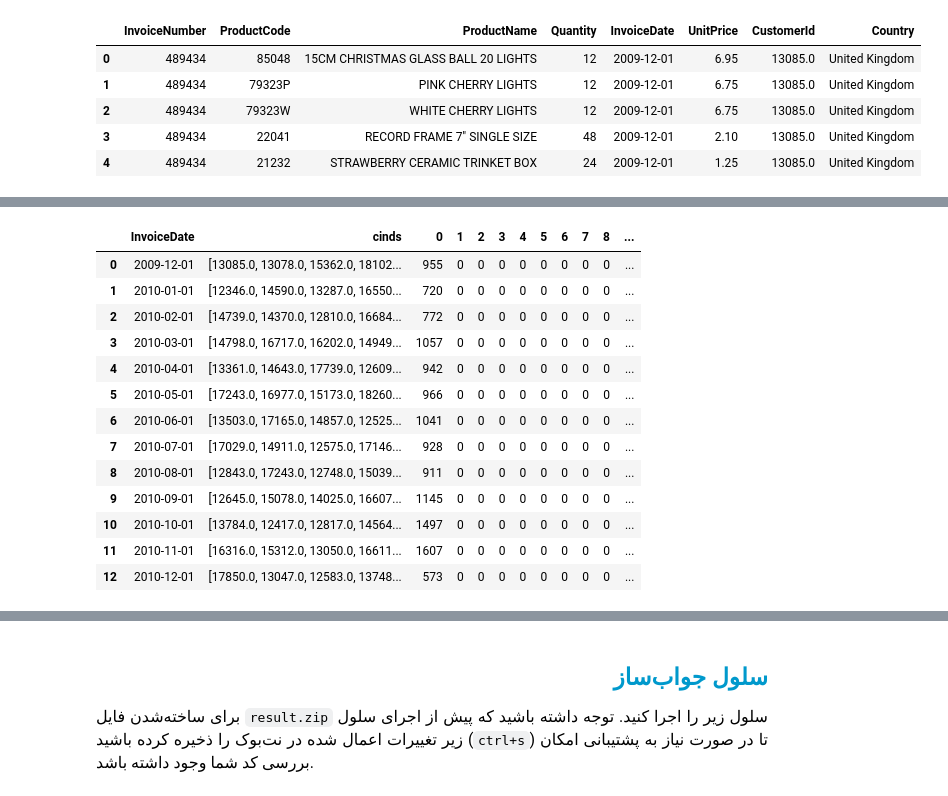
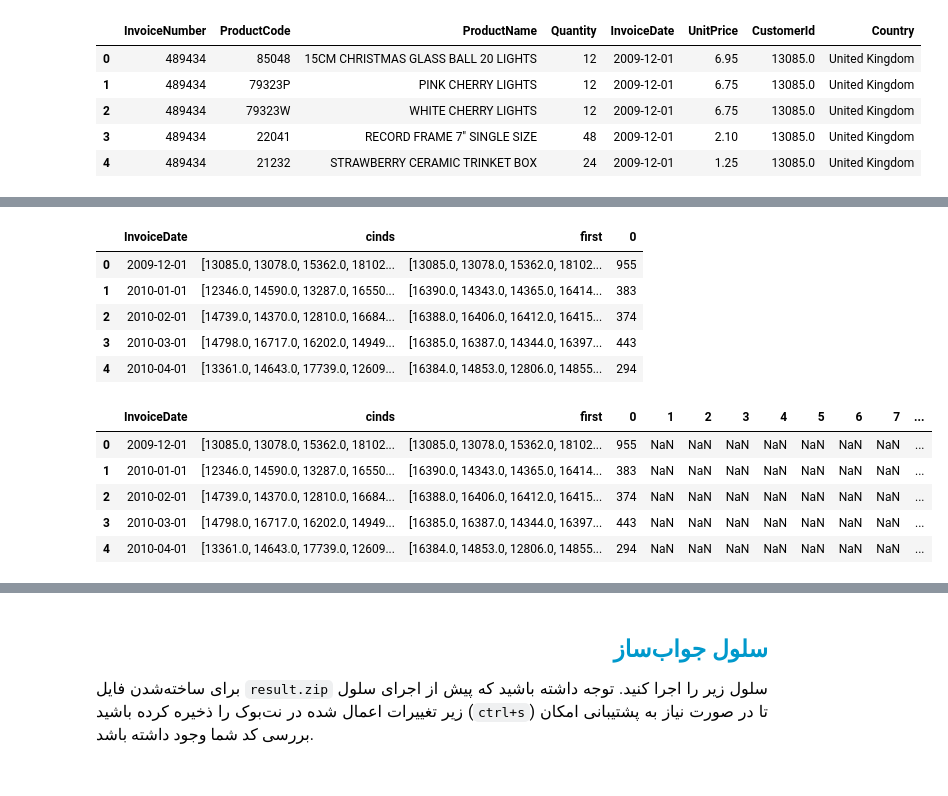
Before and after one commit to MortezaHagh/da-py, a Jupyter notebook: 70-final_project_5_retention_rate/final_project_5_retention_rate.ipynb, the cells around one changed output, grey strips where cells are left out. Saved outputs shown, nothing was run; the diff lists cells and outputs as text; code cells hidden in the pictures.

```diff
--- a/70-final_project_5_retention_rate/final_project_5_retention_rate.ipynb
+++ b/70-final_project_5_retention_rate/final_project_5_retention_rate.ipynb
@@ -111,6 +111,5 @@ gt = df3.groupby('InvoiceDate')
 gtc = gt['CustomerId']
 
 q1 = gtc.unique().reset_index(name='cinds')
-q1['0'] = q1['cinds'].apply(lambda x: len(x))
-q1
+q1.head(5)
 # %% [output]
@@ -131,20 +122,34 @@ q1
+# %%
+cl = q1['cinds'].values
+first = []
+first.append(cl[0])
+
+for i in range(1,len(cl)):
+    row = set(cl[i])
+    for j in range(0, i):
+        row = row - set(first[j])
+    first.append(list(row))
+q1['first'] = first
+
+q1['0'] = q1['first'].apply(lambda x: len(x))
+
+q1.head(5)
+# %% [output]
+|  | InvoiceDate | cinds | first | 0 |
+| 0 | 2009-12-01 | [13085.0, 13078.0, 15362.0, 18102... | [13085.0, 13078.0, 15362.0, 18102... | 955 |
+| 1 | 2010-01-01 | [12346.0, 14590.0, 13287.0, 16550... | [16390.0, 14343.0, 14365.0, 16414... | 383 |
+| 2 | 2010-02-01 | [14739.0, 14370.0, 12810.0, 16684... | [16388.0, 16406.0, 16412.0, 16415... | 374 |
+| 3 | 2010-03-01 | [14798.0, 16717.0, 16202.0, 14949... | [16385.0, 16387.0, 14344.0, 16397... | 443 |
+| 4 | 2010-04-01 | [13361.0, 14643.0, 17739.0, 12609... | [16384.0, 14853.0, 12806.0, 14855... | 294 |
 # %%
+n = len(q1.index)
 for i in range(1,13):
-    q1[str(i)] = 0 * q1['0']
-q1.head(30)
+    q1[str(i)] = np.full(n, np.nan)
 # %% [output]
-|  | InvoiceDate | cinds | 0 | 1 | 2 | 3 | 4 | 5 | 6 | 7 | 8 | ... |
-| 0 | 2009-12-01 | [13085.0, 13078.0, 15362.0, 18102... | 955 | 0 | 0 | 0 | 0 | 0 | 0 | 0 | 0 | ... |
-| 1 | 2010-01-01 | [12346.0, 14590.0, 13287.0, 16550... | 720 | 0 | 0 | 0 | 0 | 0 | 0 | 0 | 0 | ... |
-| 2 | 2010-02-01 | [14739.0, 14370.0, 12810.0, 16684... | 772 | 0 | 0 | 0 | 0 | 0 | 0 | 0 | 0 | ... |
-| 3 | 2010-03-01 | [14798.0, 16717.0, 16202.0, 14949... | 1057 | 0 | 0 | 0 | 0 | 0 | 0 | 0 | 0 | ... |
-| 4 | 2010-04-01 | [13361.0, 14643.0, 17739.0, 12609... | 942 | 0 | 0 | 0 | 0 | 0 | 0 | 0 | 0 | ... |
-| 5 | 2010-05-01 | [17243.0, 16977.0, 15173.0, 18260... | 966 | 0 | 0 | 0 | 0 | 0 | 0 | 0 | 0 | ... |
-| 6 | 2010-06-01 | [13503.0, 17165.0, 14857.0, 12525... | 1041 | 0 | 0 | 0 | 0 | 0 | 0 | 0 | 0 | ... |
-| 7 | 2010-07-01 | [17029.0, 14911.0, 12575.0, 17146... | 928 | 0 | 0 | 0 | 0 | 0 | 0 | 0 | 0 | ... |
-| 8 | 2010-08-01 | [12843.0, 17243.0, 12748.0, 15039... | 911 | 0 | 0 | 0 | 0 | 0 | 0 | 0 | 0 | ... |
-| 9 | 2010-09-01 | [12645.0, 15078.0, 14025.0, 16607... | 1145 | 0 | 0 | 0 | 0 | 0 | 0 | 0 | 0 | ... |
-| 10 | 2010-10-01 | [13784.0, 12417.0, 12817.0, 14564... | 1497 | 0 | 0 | 0 | 0 | 0 | 0 | 0 | 0 | ... |
-| 11 | 2010-11-01 | [16316.0, 15312.0, 13050.0, 16611... | 1607 | 0 | 0 | 0 | 0 | 0 | 0 | 0 | 0 | ... |
-| 12 | 2010-12-01 | [17850.0, 13047.0, 12583.0, 13748... | 573 | 0 | 0 | 0 | 0 | 0 | 0 | 0 | 0 | ... |
+|  | InvoiceDate | cinds | first | 0 | 1 | 2 | 3 | 4 | 5 | 6 | 7 | ... |
+| 0 | 2009-12-01 | [13085.0, 13078.0, 15362.0, 18102... | [13085.0, 13078.0, 15362.0, 18102... | 955 | NaN | NaN | NaN | NaN | NaN | NaN | NaN | ... |
+| 1 | 2010-01-01 | [12346.0, 14590.0, 13287.0, 16550... | [16390.0, 14343.0, 14365.0, 16414... | 383 | NaN | NaN | NaN | NaN | NaN | NaN | NaN | ... |
+| 2 | 2010-02-01 | [14739.0, 14370.0, 12810.0, 16684... | [16388.0, 16406.0, 16412.0, 16415... | 374 | NaN | NaN | NaN | NaN | NaN | NaN | NaN | ... |
+| 3 | 2010-03-01 | [14798.0, 16717.0, 16202.0, 14949... | [16385.0, 16387.0, 14344.0, 16397... | 443 | NaN | NaN | NaN | NaN | NaN | NaN | NaN | ... |
+| 4 | 2010-04-01 | [13361.0, 14643.0, 17739.0, 12609... | [16384.0, 14853.0, 12806.0, 14855... | 294 | NaN | NaN | NaN | NaN | NaN | NaN | NaN | ... |
 # %%
```
Also changed, not shown: parts of 6 cells of this notebook, 4 other files.
